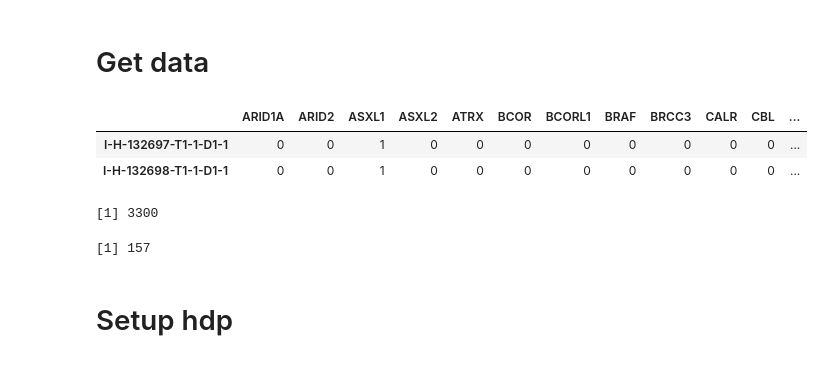
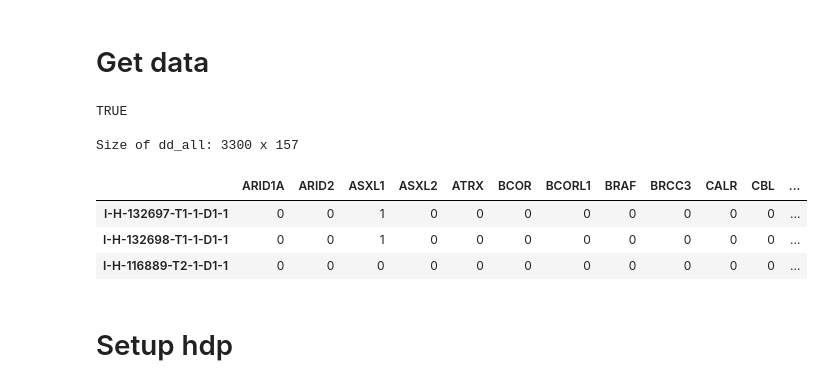
Before and after one commit to pierreguilmin/MDS_clustering, a Jupyter notebook: initial_cluster_number_choice.ipynb, the cells around one changed output. Saved outputs shown, nothing was run; the diff lists cells and outputs as text; code cells hidden in the pictures.

```diff
--- a/initial_cluster_number_choice.ipynb
+++ b/initial_cluster_number_choice.ipynb
@@ -19,21 +29,23 @@ Run citation('hdp') for citation instructions,
 # %%
 # get cytogenetics data
 dd_cyto <- impact <- read.table("data/dd_cyto_cut15.tsv", sep = "\t", stringsAsFactors = FALSE, header = TRUE)
 
 # get mutation data
 dd_mutation <- read.table("data/dd_mutation_hotspot_cut10.tsv", sep = "\t", stringsAsFactors = FALSE, header = TRUE)
 
-# merge both
+# merge cytogenetics and mutation data
+cat(all(rownames(dd_mutation) == rownames(dd_cyto)), '\n\n') # check if same row ordering
 dd_all <- cbind(dd_mutation, dd_cyto)
 
-head(dd_all, 2)
-nrow(dd_all)
-ncol(dd_all)
+print_size(dd_all)
+head(dd_all, 3)
 # %% [output]
+TRUE
+
+Size of dd_all: 3300 x 157
 |  | ARID1A | ARID2 | ASXL1 | ASXL2 | ATRX | BCOR | BCORL1 | BRAF | BRCC3 | CALR | CBL | ... |
 | I-H-132697-T1-1-D1-1 | 0 | 0 | 1 | 0 | 0 | 0 | 0 | 0 | 0 | 0 | 0 | ... |
 | I-H-132698-T1-1-D1-1 | 0 | 0 | 1 | 0 | 0 | 0 | 0 | 0 | 0 | 0 | 0 | ... |
+| I-H-116889-T2-1-D1-1 | 0 | 0 | 0 | 0 | 0 | 0 | 0 | 0 | 0 | 0 | 0 | ... |
-[1] 3300
-[1] 157
 # %% [markdown]
 # Setup hdp
```
Also changed, not shown: parts of 12 cells of this notebook, 3 other files.
